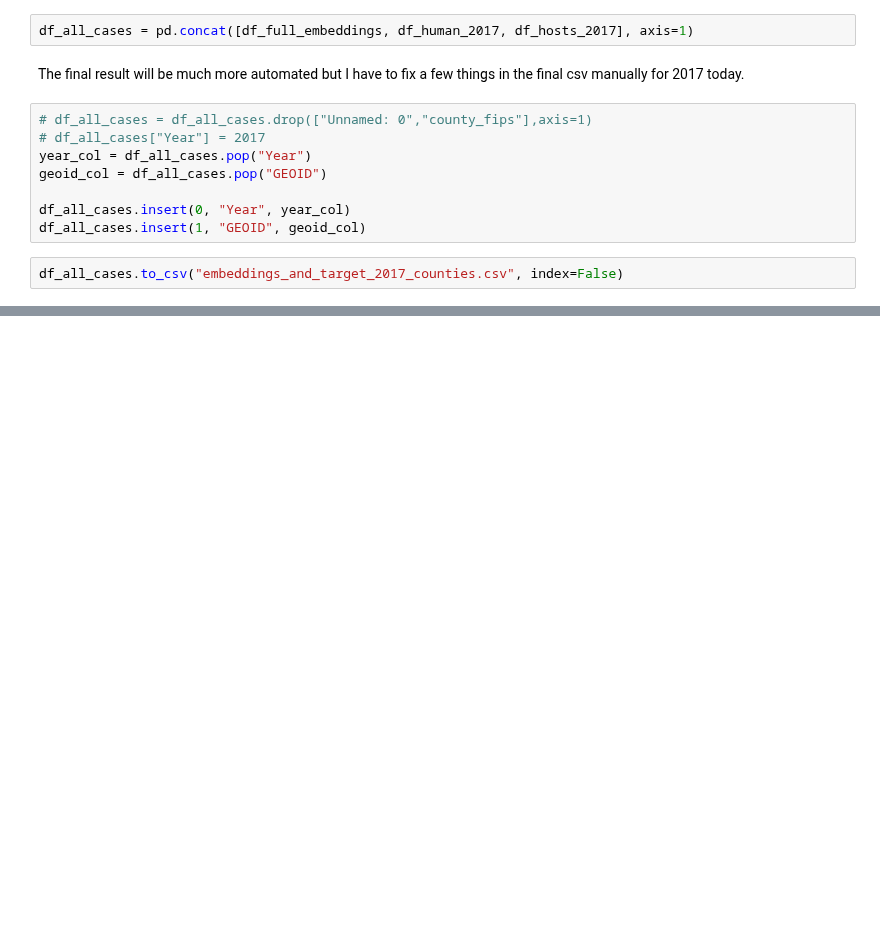
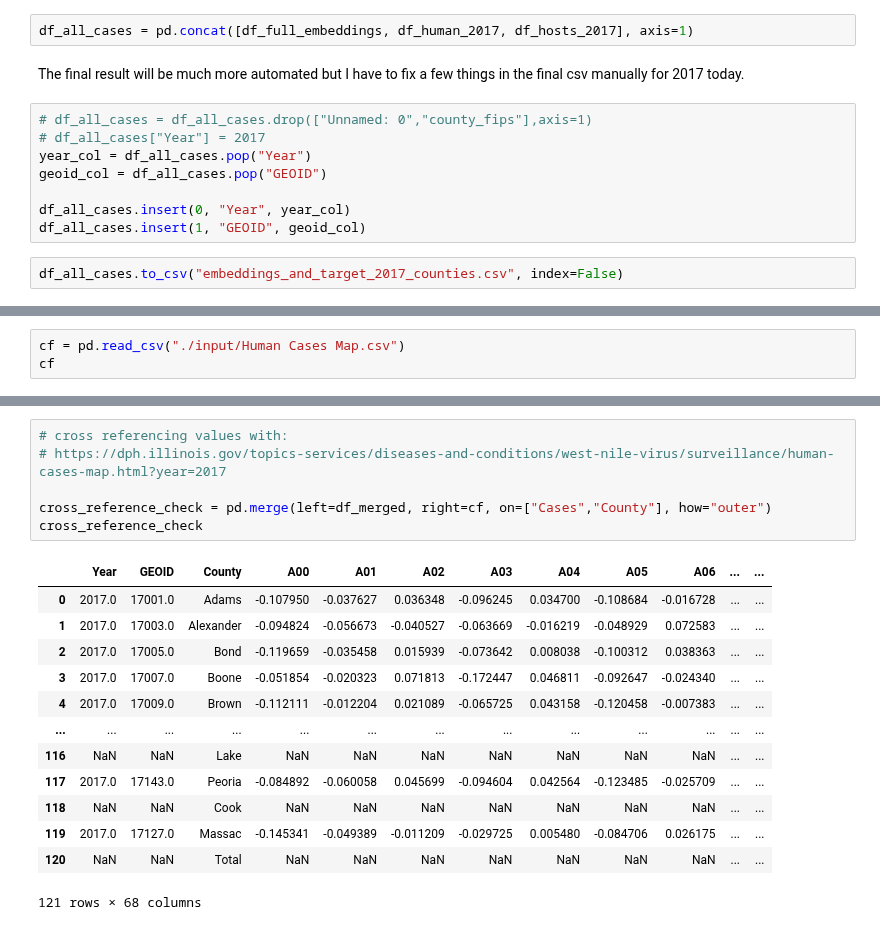
Before and after one commit to Amoreno73/wnv_embeddings, a Jupyter notebook: data_cleaning.ipynb, the cells around one changed output, grey strips where cells are left out. Cells and saved outputs as stored; diff of their text form; blank space fills up the shorter version.

```diff
--- a/data_cleaning.ipynb
+++ b/data_cleaning.ipynb
@@ -202,0 +263,3 @@ df_all_cases.to_csv("embeddings_and_target_2017_counties.csv", index=False)
+# %%
+cf = pd.read_csv("./input/Human Cases Map.csv")
+cf
@@ -202,0 +301,20 @@ df_all_cases.to_csv("embeddings_and_target_2017_counties.csv", index=False)
+# %%
+# cross referencing values with:
+# https://dph.illinois.gov/topics-services/diseases-and-conditions/west-nile-virus/surveillance/human-cases-map.html?year=2017
+
+cross_reference_check = pd.merge(left=df_merged, right=cf, on=["Cases","County"], how="outer")
+cross_reference_check
+# %% [output]
+|  | Year | GEOID | County | A00 | A01 | A02 | A03 | A04 | A05 | A06 | ... | ... |
+| 0 | 2017.0 | 17001.0 | Adams | -0.107950 | -0.037627 | 0.036348 | -0.096245 | 0.034700 | -0.108684 | -0.016728 | ... | ... |
+| 1 | 2017.0 | 17003.0 | Alexander | -0.094824 | -0.056673 | -0.040527 | -0.063669 | -0.016219 | -0.048929 | 0.072583 | ... | ... |
+| 2 | 2017.0 | 17005.0 | Bond | -0.119659 | -0.035458 | 0.015939 | -0.073642 | 0.008038 | -0.100312 | 0.038363 | ... | ... |
+| 3 | 2017.0 | 17007.0 | Boone | -0.051854 | -0.020323 | 0.071813 | -0.172447 | 0.046811 | -0.092647 | -0.024340 | ... | ... |
+| 4 | 2017.0 | 17009.0 | Brown | -0.112111 | -0.012204 | 0.021089 | -0.065725 | 0.043158 | -0.120458 | -0.007383 | ... | ... |
+| ... | ... | ... | ... | ... | ... | ... | ... | ... | ... | ... | ... | ... |
+| 116 | NaN | NaN | Lake | NaN | NaN | NaN | NaN | NaN | NaN | NaN | ... | ... |
+| 117 | 2017.0 | 17143.0 | Peoria | -0.084892 | -0.060058 | 0.045699 | -0.094604 | 0.042564 | -0.123485 | -0.025709 | ... | ... |
+| 118 | NaN | NaN | Cook | NaN | NaN | NaN | NaN | NaN | NaN | NaN | ... | ... |
+| 119 | 2017.0 | 17127.0 | Massac | -0.145341 | -0.049389 | -0.011209 | -0.029725 | 0.005480 | -0.084706 | 0.026175 | ... | ... |
+| 120 | NaN | NaN | Total | NaN | NaN | NaN | NaN | NaN | NaN | NaN | ... | ... |
+121 rows × 68 columns
```
Also changed, not shown: parts of 16 cells of this notebook, 6 other files.
